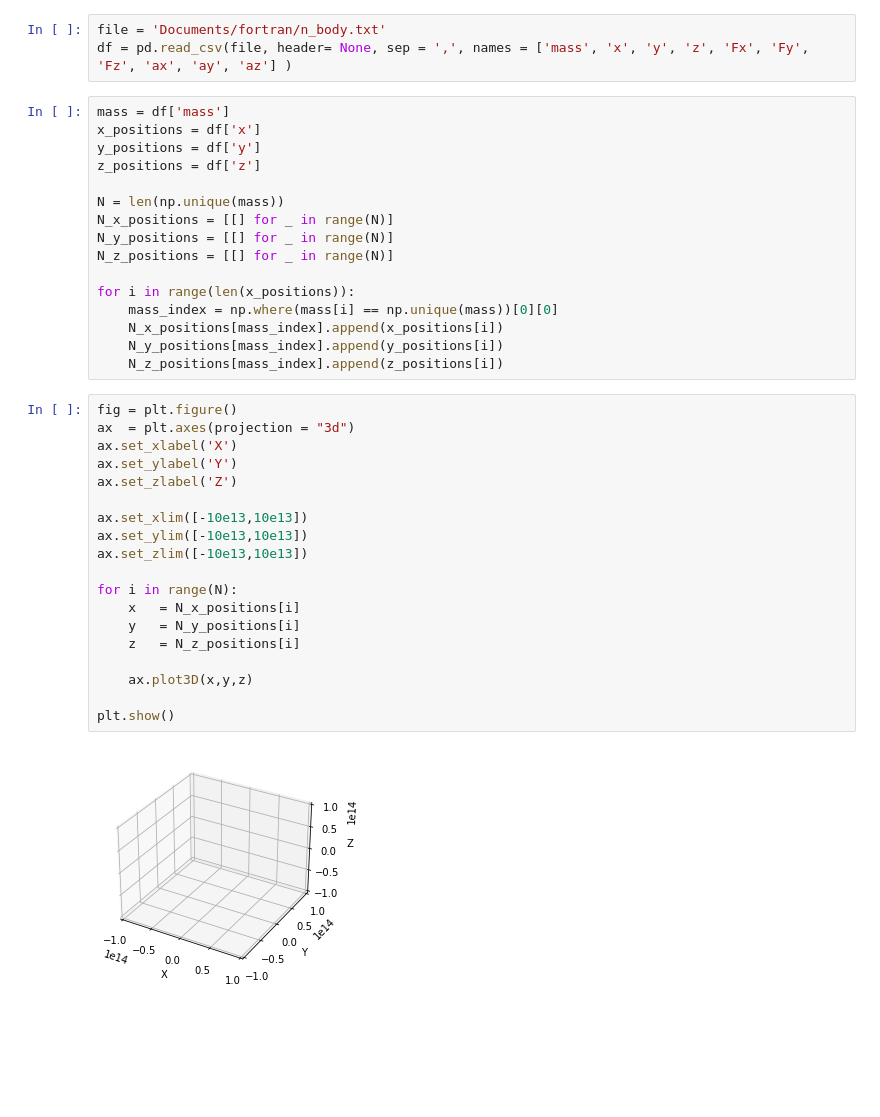
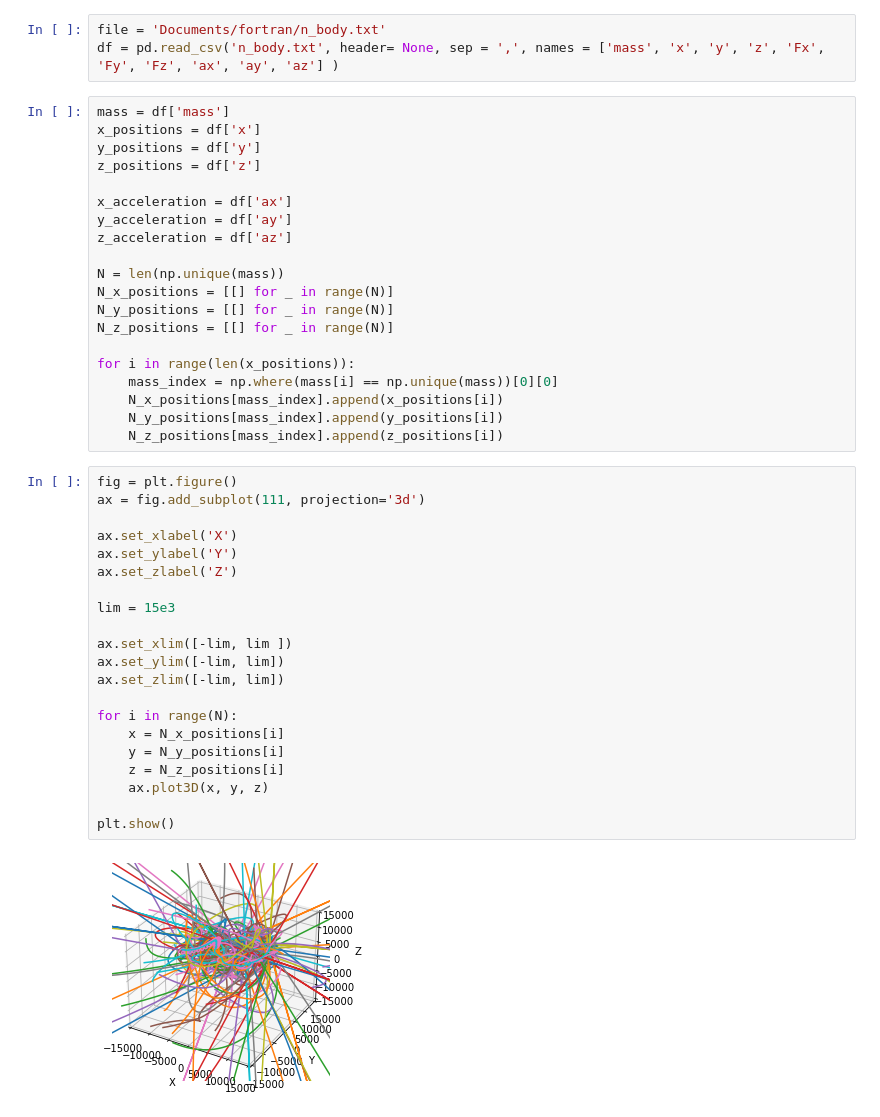
Before and after one commit to Lewis-Adkins/N_Body_System, a Jupyter notebook: n_body.ipynb, the cells around one changed output. Saved outputs shown, nothing was run; the diff lists cells and outputs as text; blank space fills up the shorter version.

```diff
--- a/n_body.ipynb
+++ b/n_body.ipynb
@@ -7,11 +10,15 @@ from mpl_toolkits import mplot3d
 # %%
 file = 'Documents/fortran/n_body.txt'
-df = pd.read_csv(file, header= None, sep = ',', names = ['mass', 'x', 'y', 'z', 'Fx', 'Fy', 'Fz', 'ax', 'ay', 'az'] )
+df = pd.read_csv('n_body.txt', header= None, sep = ',', names = ['mass', 'x', 'y', 'z', 'Fx', 'Fy', 'Fz', 'ax', 'ay', 'az'] )
 # %%
 mass = df['mass']
 x_positions = df['x']
 y_positions = df['y']
 z_positions = df['z']
+
+x_acceleration = df['ax']
+y_acceleration = df['ay']
+z_acceleration = df['az']
 
 N = len(np.unique(mass))
 N_x_positions = [[] for _ in range(N)]
@@ -23,24 +30,26 @@ for i in range(len(x_positions)):
     N_x_positions[mass_index].append(x_positions[i])
     N_y_positions[mass_index].append(y_positions[i])
     N_z_positions[mass_index].append(z_positions[i])
-# %%
-fig = plt.figure()
-ax  = plt.axes(projection = "3d")
-ax.set_xlabel('X')
-ax.set_ylabel('Y')
-ax.set_zlabel('Z')
-
-ax.set_xlim([-10e13,10e13])
-ax.set_ylim([-10e13,10e13])
-ax.set_zlim([-10e13,10e13])
-
-for i in range(N):
-    x   = N_x_positions[i]
-    y   = N_y_positions[i]
-    z   = N_z_positions[i]
-
-    ax.plot3D(x,y,z)
-
-plt.show()
-# %% [output]
-[figure, removed]
+# %%
+fig = plt.figure()
+ax = fig.add_subplot(111, projection='3d')
+
+ax.set_xlabel('X')
+ax.set_ylabel('Y')
+ax.set_zlabel('Z')
+
+lim = 15e3
+
+ax.set_xlim([-lim, lim ])
+ax.set_ylim([-lim, lim])
+ax.set_zlim([-lim, lim])
+
+for i in range(N):
+    x = N_x_positions[i]
+    y = N_y_positions[i]
+    z = N_z_positions[i]
+    ax.plot3D(x, y, z)
+
+plt.show()
+# %% [output]
+[figure, added]
```
Also changed, not shown: parts of 5 cells of this notebook.
